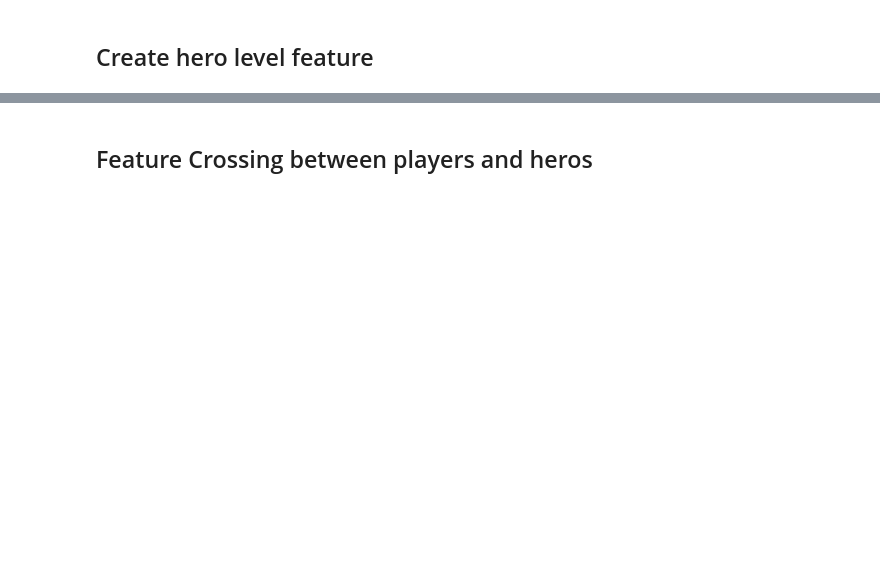
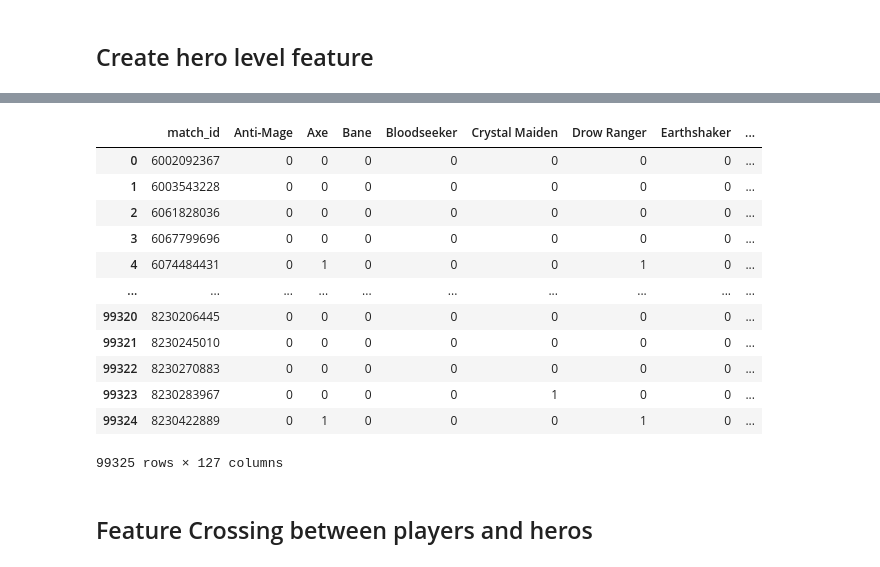
Before and after one commit to Haochen92/dota2pred, a Jupyter notebook: backend/notebooks/feature_engineering.ipynb, the cells around one changed output, grey strips where cells are left out. Drawn from its saved outputs; the diff is of its cells as text; code cells hidden in the pictures; blank space fills up the shorter version.

```diff
--- a/backend/notebooks/feature_engineering.ipynb
+++ b/backend/notebooks/feature_engineering.ipynb
@@ -290,0 +294,7 @@ with Session(engine) as session:
+# %%
+hero_features = pd.read_sql(
+    "SELECT * FROM hero_features",
+    con=engine
+)
+
+hero_features
@@ -291,3 +315,26 @@ with Session(engine) as session:
+# %%
+ALL_HEROES = list(hero_dict.values())
+# %%
+mlb = MultiLabelBinarizer(classes=ALL_HEROES)
+hero_matrix = mlb.fit_transform(hero_features['hero_picks'])
+features = pd.DataFrame(hero_matrix, columns=mlb.classes_)
+features.insert(0, 'match_id', hero_features['match_id'].values)
+# %%
+features
+# %% [output]
+|  | match_id | Anti-Mage | Axe | Bane | Bloodseeker | Crystal Maiden | Drow Ranger | Earthshaker | ... |
+| 0 | 6002092367 | 0 | 0 | 0 | 0 | 0 | 0 | 0 | ... |
+| 1 | 6003543228 | 0 | 0 | 0 | 0 | 0 | 0 | 0 | ... |
+| 2 | 6061828036 | 0 | 0 | 0 | 0 | 0 | 0 | 0 | ... |
+| 3 | 6067799696 | 0 | 0 | 0 | 0 | 0 | 0 | 0 | ... |
+| 4 | 6074484431 | 0 | 1 | 0 | 0 | 0 | 1 | 0 | ... |
+| ... | ... | ... | ... | ... | ... | ... | ... | ... | ... |
+| 99320 | 8230206445 | 0 | 0 | 0 | 0 | 0 | 0 | 0 | ... |
+| 99321 | 8230245010 | 0 | 0 | 0 | 0 | 0 | 0 | 0 | ... |
+| 99322 | 8230270883 | 0 | 0 | 0 | 0 | 0 | 0 | 0 | ... |
+| 99323 | 8230283967 | 0 | 0 | 0 | 0 | 1 | 0 | 0 | ... |
+| 99324 | 8230422889 | 0 | 1 | 0 | 0 | 0 | 1 | 0 | ... |
+99325 rows × 127 columns
 # %% [markdown]
 ## Feature Crossing between players and heros
 # %%
```
Also changed, not shown: parts of 29 cells of this notebook.
